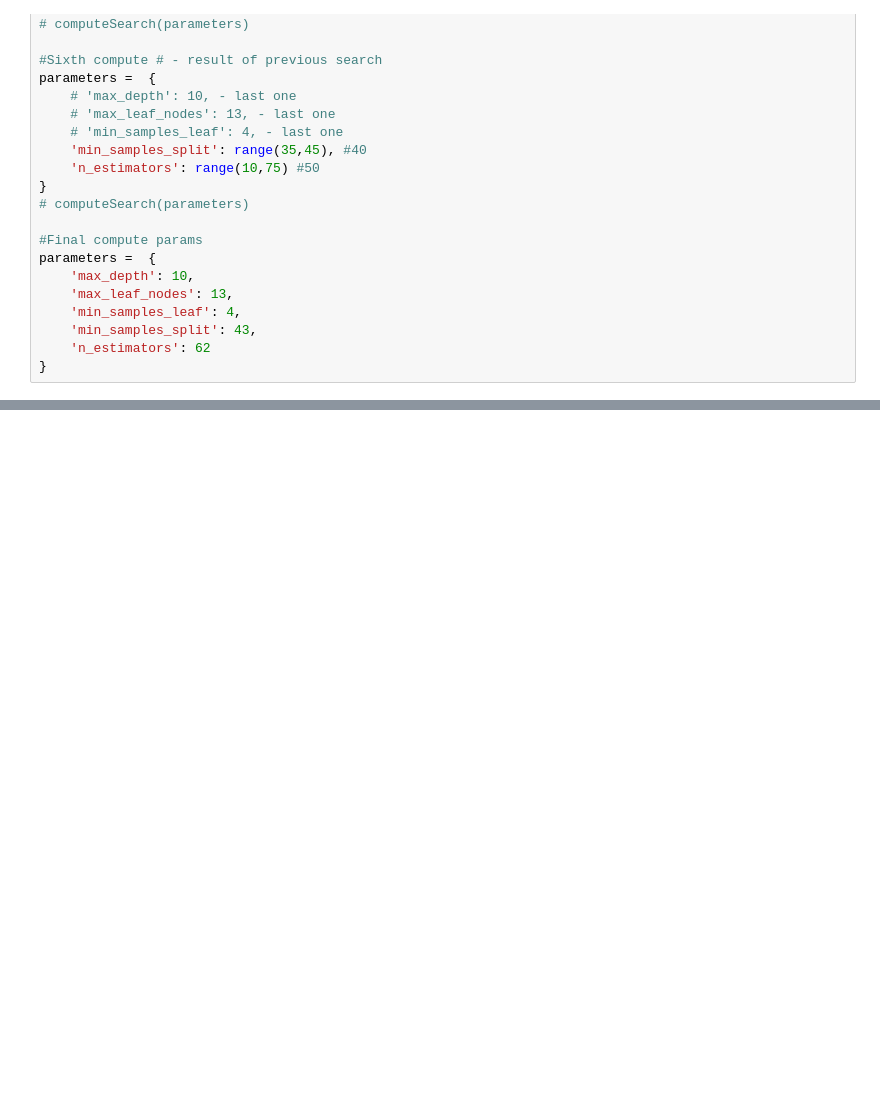
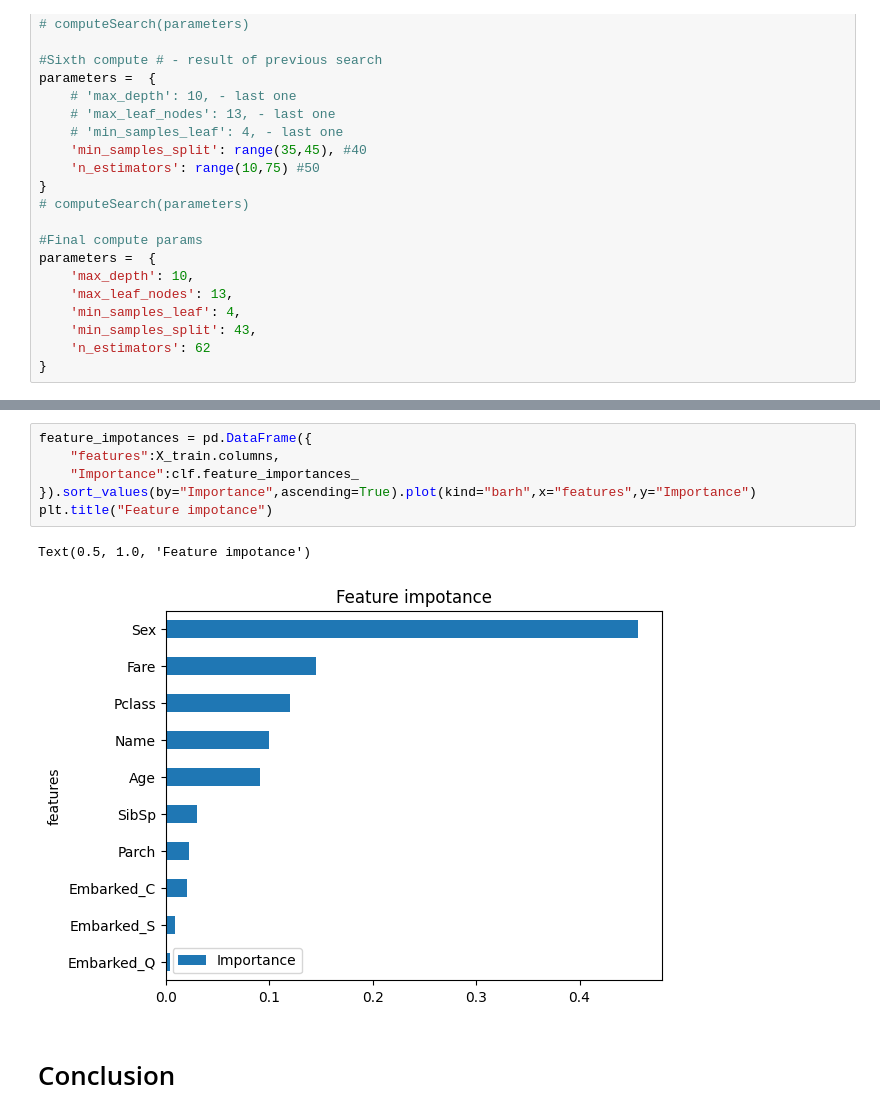
Before and after one commit to PigStep/ML-Titanic-Kaggle-contest, a Jupyter notebook: notebooks/ML titanic prediction/Titanic_notebook.ipynb, the cells around one changed output, grey strips where cells are left out. Drawn from its saved outputs; the diff is of its cells as text; blank space fills up the shorter version.

Commit message:
Model creation with feature impotance

```diff
--- a/notebooks/ML titanic prediction/Titanic_notebook.ipynb
+++ b/notebooks/ML titanic prediction/Titanic_notebook.ipynb
@@ -499,0 +500,11 @@ Text(0.5, 1.0, 'ROC-AUC score of created model')
+# %%
+feature_impotances = pd.DataFrame({
+    "features":X_train.columns,
+    "Importance":clf.feature_importances_
+}).sort_values(by="Importance",ascending=True).plot(kind="barh",x="features",y="Importance")
+plt.title("Feature impotance")
+# %% [output]
+Text(0.5, 1.0, 'Feature impotance')
+[figure, added]
+# %% [markdown]
+# Conclusion
```
Also changed, not shown: parts of 2 cells of this notebook.
